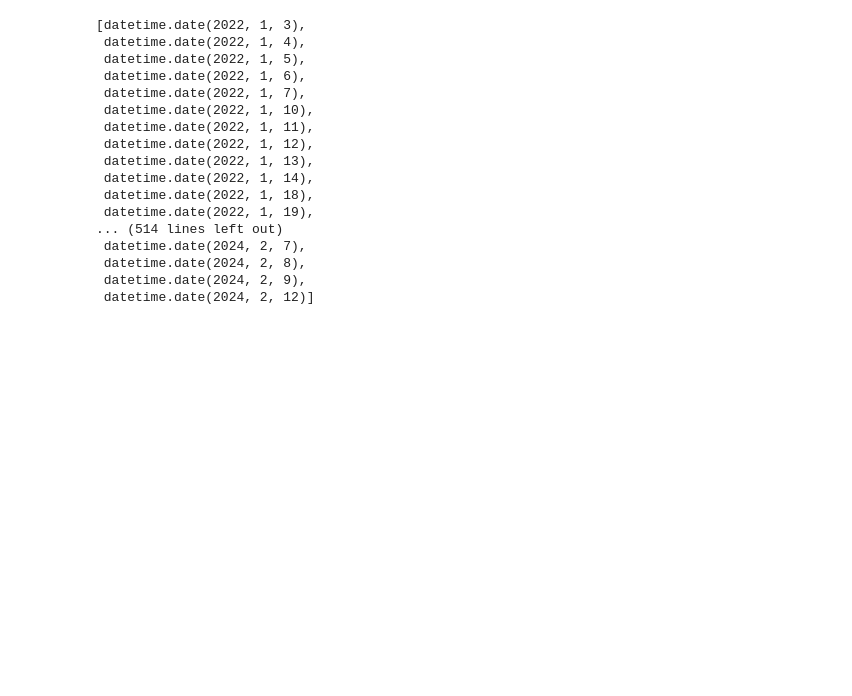
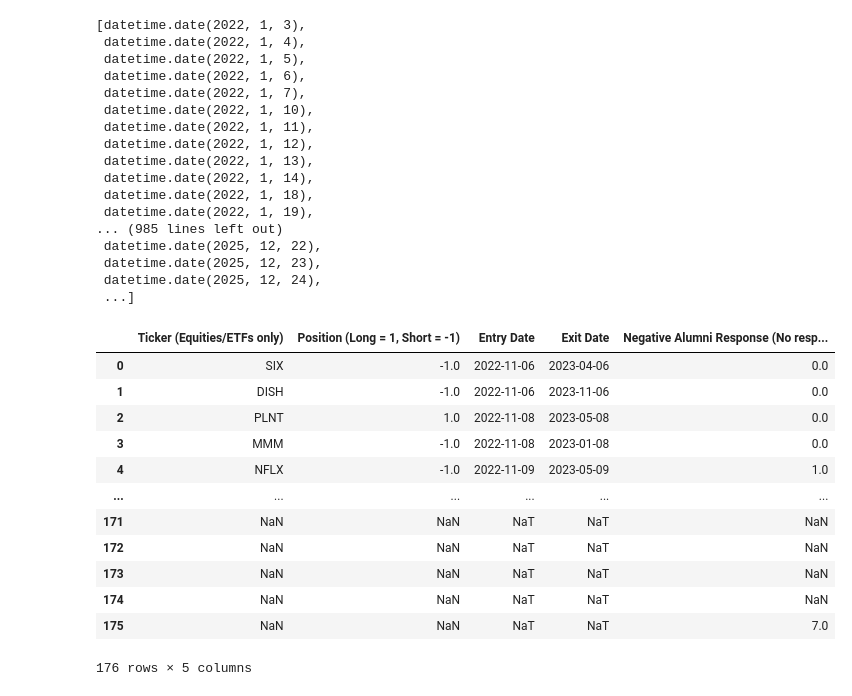
Before and after one commit to tracehankins/MarketWatchAnalysis, a Jupyter notebook: mwbacktester.ipynb, the cells around one changed output. Saved outputs shown, nothing was run; the diff lists cells and outputs as text; code cells hidden in the pictures; blank space fills up the shorter version.

```diff
--- a/mwbacktester.ipynb
+++ b/mwbacktester.ipynb
@@ -7,7 +7,7 @@ import datetime
 import pandas_market_calendars as mcal
 # %%
 nyse_dates = mcal.get_calendar('NYSE')
-nyse_dates = list(nyse_dates.valid_days(start_date='2022-01-01', end_date='2024-02-12'))
+nyse_dates = list(nyse_dates.valid_days(start_date='2022-01-01', end_date='2030-02-12'))
 nyse_dates = [dt.date() for dt in nyse_dates]
 
 nyse_dates
@@ -24,14 +24,34 @@ nyse_dates
  datetime.date(2022, 1, 14),
  datetime.date(2022, 1, 18),
  datetime.date(2022, 1, 19),
-... (514 lines left out)
- datetime.date(2024, 2, 7),
- datetime.date(2024, 2, 8),
- datetime.date(2024, 2, 9),
- datetime.date(2024, 2, 12)]
+... (985 lines left out)
+ datetime.date(2025, 12, 22),
+ datetime.date(2025, 12, 23),
+ datetime.date(2025, 12, 24),
+ ...]
 # %%
 def next_market_day(date):
     while date.date() not in nyse_dates:
         date += datetime.timedelta(days=1)
     return date
+# %%
+df = pd.read_excel("WIW Data.xlsx")
+df = df.iloc[:, :-3]
+
+
+df
+# %% [output]
+|  | Ticker (Equities/ETFs only) | Position (Long = 1, Short = -1) | Entry Date | Exit Date | Negative Alumni Response (No resp... |
+| 0 | SIX | -1.0 | 2022-11-06 | 2023-04-06 | 0.0 |
+| 1 | DISH | -1.0 | 2022-11-06 | 2023-11-06 | 0.0 |
+| 2 | PLNT | 1.0 | 2022-11-08 | 2023-05-08 | 0.0 |
+| 3 | MMM | -1.0 | 2022-11-08 | 2023-01-08 | 0.0 |
+| 4 | NFLX | -1.0 | 2022-11-09 | 2023-05-09 | 1.0 |
+| ... | ... | ... | ... | ... | ... |
+| 171 | NaN | NaN | NaT | NaT | NaN |
+| 172 | NaN | NaN | NaT | NaT | NaN |
+| 173 | NaN | NaN | NaT | NaT | NaN |
+| 174 | NaN | NaN | NaT | NaT | NaN |
+| 175 | NaN | NaN | NaT | NaT | 7.0 |
+176 rows × 5 columns
 # %%
```
Also changed, not shown: parts of 6 cells of this notebook, 1 other file.
